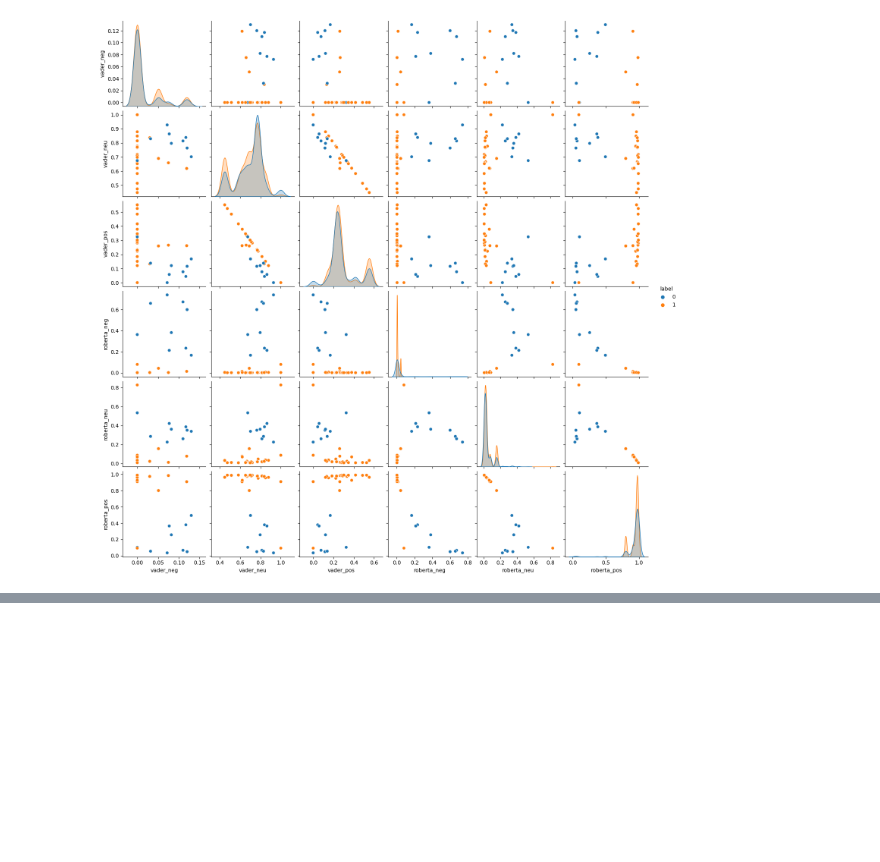
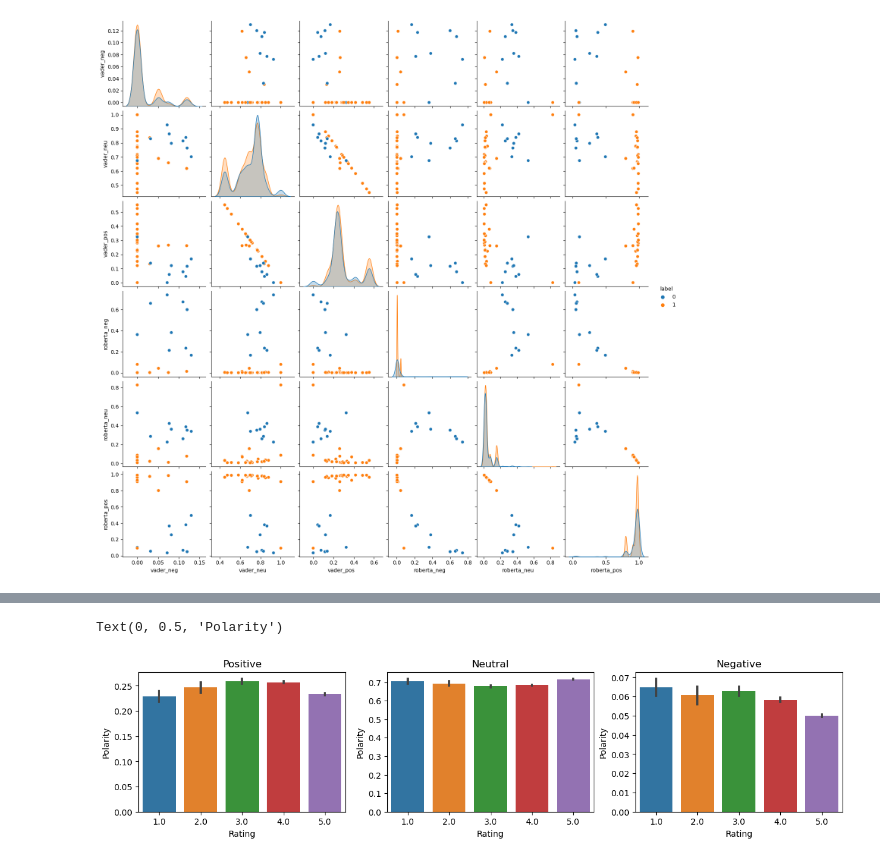
Before and after one commit to MartaTeo/ML-Project-CSE204, a Jupyter notebook: NLPtry.ipynb, the cells around one changed output, grey strips where cells are left out. Saved outputs shown, nothing was run; the diff lists cells and outputs as text; code cells hidden in the pictures; blank space fills up the shorter version.

```diff
--- a/NLPtry.ipynb
+++ b/NLPtry.ipynb
@@ -334,0 +423,20 @@ plt.show()
+# %%
+fig, axs = plt.subplots(1, 3, figsize = (15, 3))
+sns.barplot(data = vaders, x = 'reviews.rating', y = 'pos', ax = axs[0])
+sns.barplot(data = vaders, x = 'reviews.rating', y = 'neu', ax = axs[1])
+sns.barplot(data = vaders, x = 'reviews.rating', y = 'neg', ax = axs[2])
+
+axs[0].set_title('Positive')
+axs[0].set_xlabel('Rating')
+axs[0].set_ylabel('Polarity')
+
+axs[1].set_title('Neutral')
+axs[1].set_xlabel('Rating')
+axs[1].set_ylabel('Polarity')
+
+axs[2].set_title('Negative')
+axs[2].set_xlabel('Rating')
+axs[2].set_ylabel('Polarity')
+# %% [output]
+Text(0, 0.5, 'Polarity')
+[figure, added]
```
Also changed, not shown: parts of 16 cells of this notebook.
